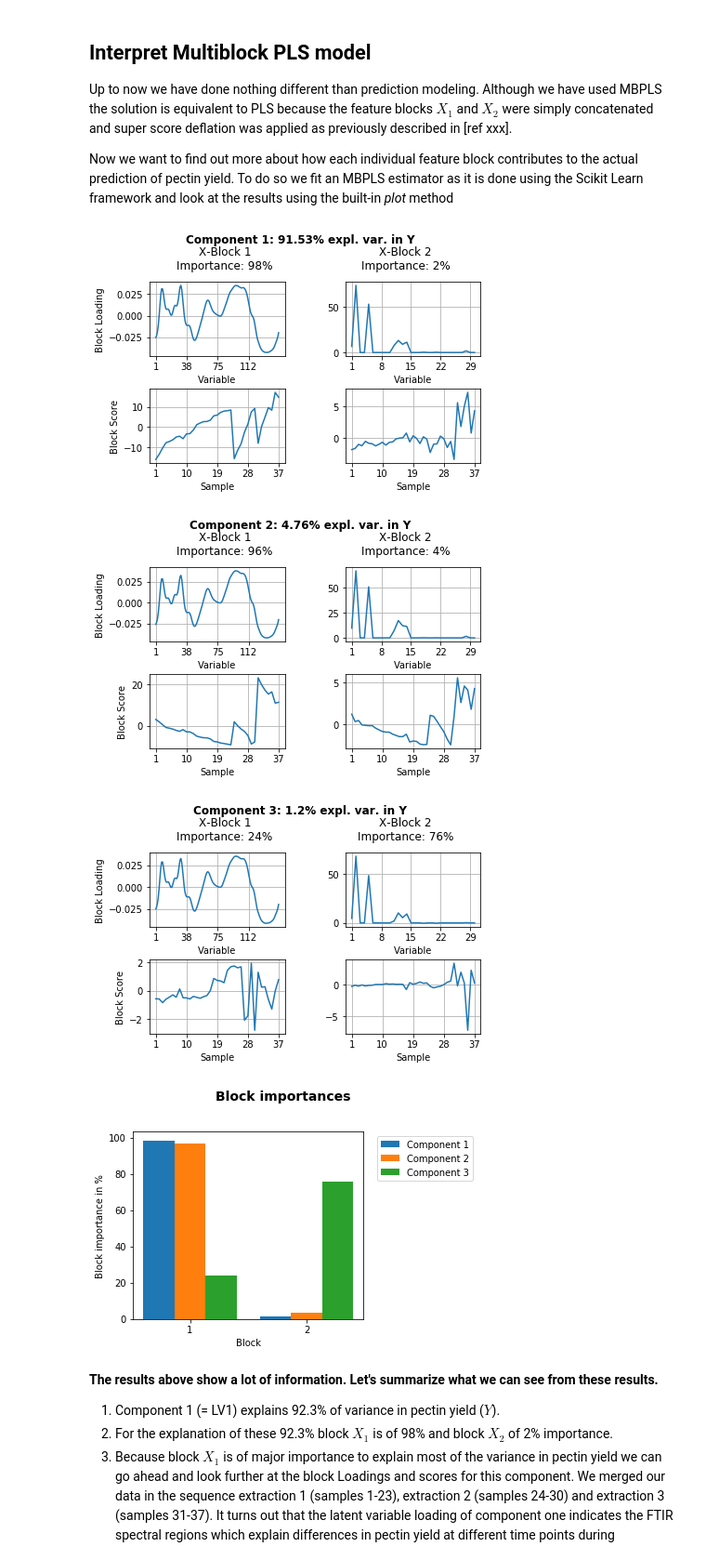
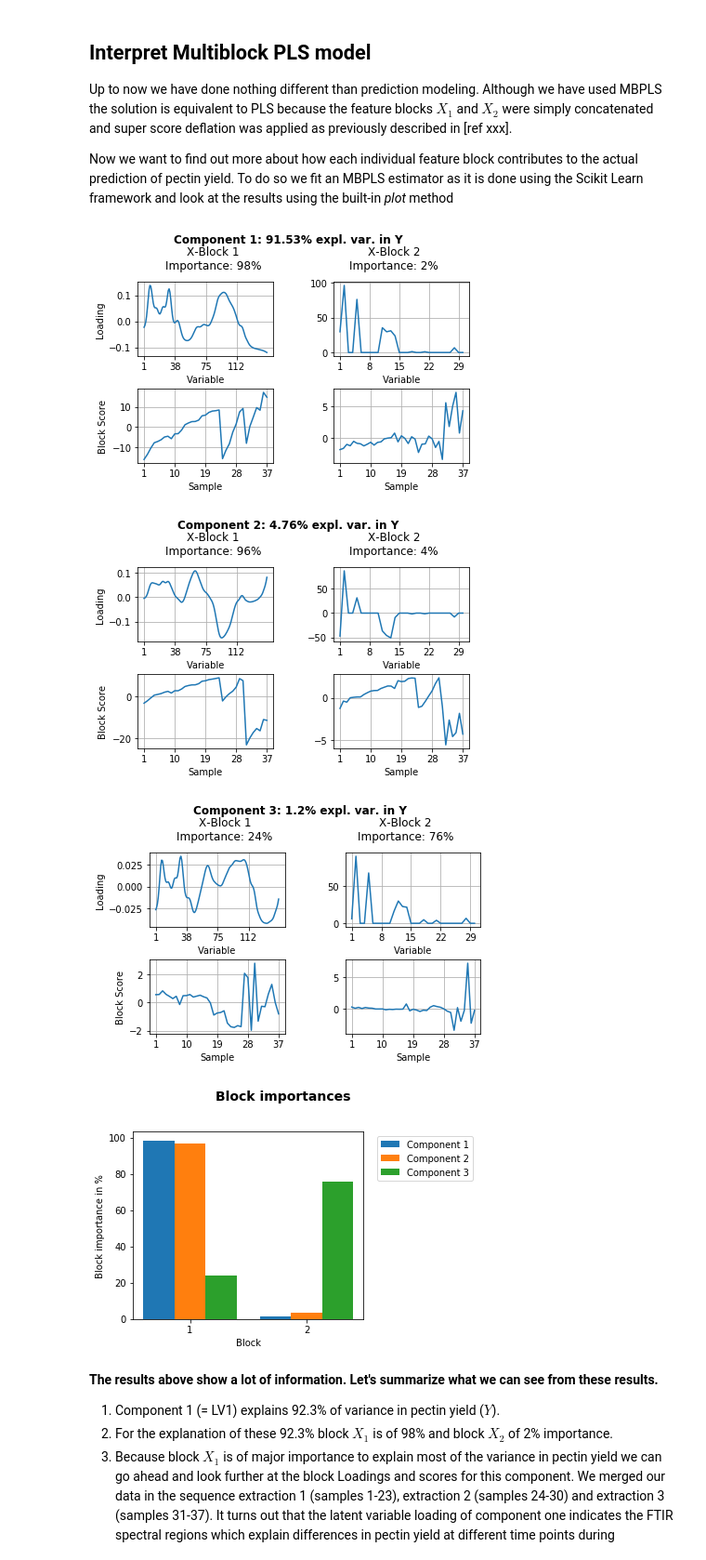
Before and after one commit to DTUComputeStatisticsAndDataAnalysis/MBPLS, a Jupyter notebook: examples/MBPLS_intro/MultiblockPLS_PectinYield.ipynb, the cells around one changed output. Shown at 93% size. Cells and saved outputs as stored; diff of their text form; code cells hidden in the pictures.

```diff
--- a/examples/MBPLS_intro/MultiblockPLS_PectinYield.ipynb
+++ b/examples/MBPLS_intro/MultiblockPLS_PectinYield.ipynb
@@ -81,14 +81,14 @@ Up to now we have done nothing different than prediction modeling. Although we h
 
 Now we want to find out more about how each individual feature block contributes to the actual prediction of pectin yield. To do so we fit an MBPLS estimator as it is done using the Scikit Learn framework and look at the results using the built-in *plot* method
 # %%
-mbpls = MBPLS(n_components=3, method='UNIPALS')
+mbpls = MBPLS(n_components=3)
 mbpls.fit(X=[x1, x2], Y=y)
 # Plot results for the first 3 components (=LVs)
 mbpls.plot(num_components=3)
 # %% [output]
-[figure, old version]
+[figure, new version]
-[figure, old version]
+[figure, new version]
-[figure, old version]
+[figure, new version]
 [figure]
 # %% [markdown]
 **The results above show a lot of information. Let's summarize what we can see from these results.**
```
Also changed, not shown: parts of 5 cells of this notebook, 2 other files.
